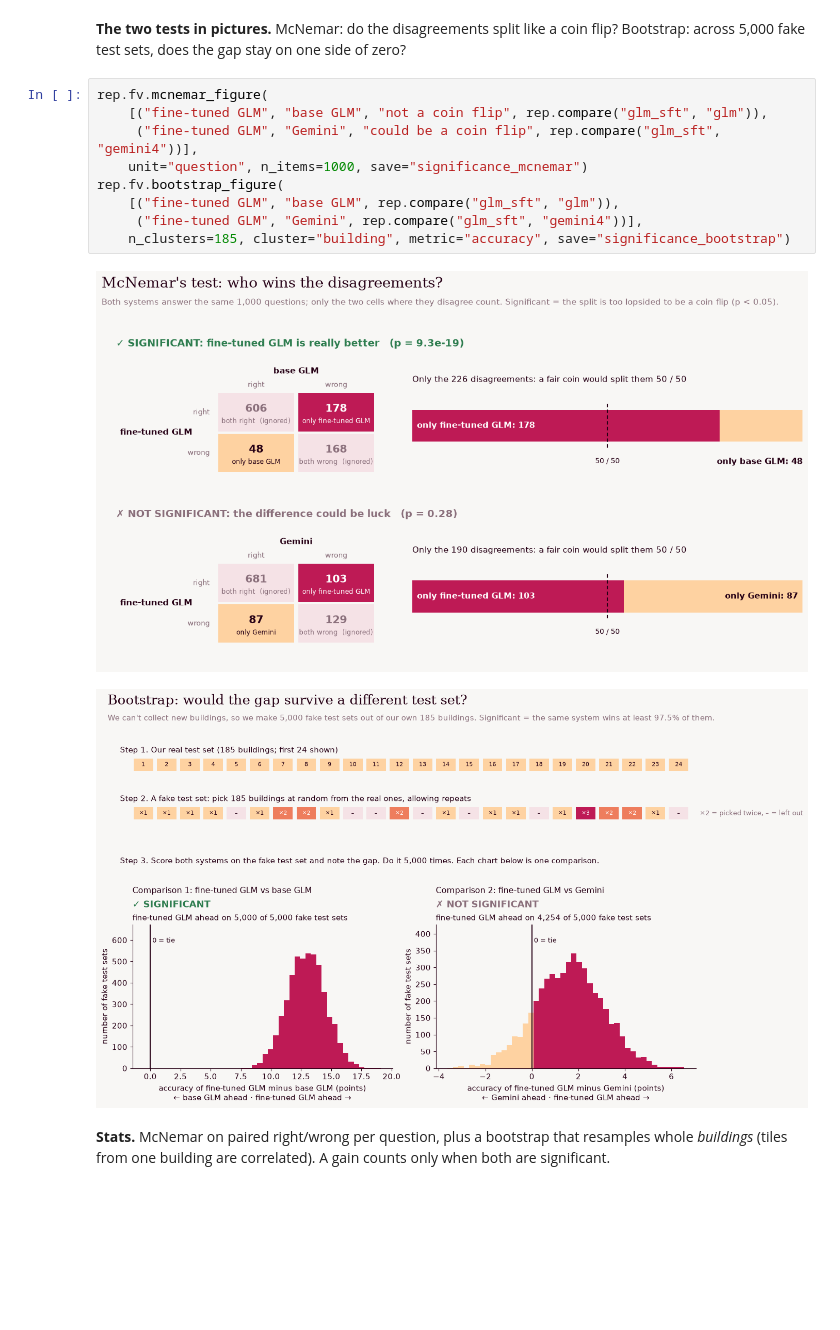
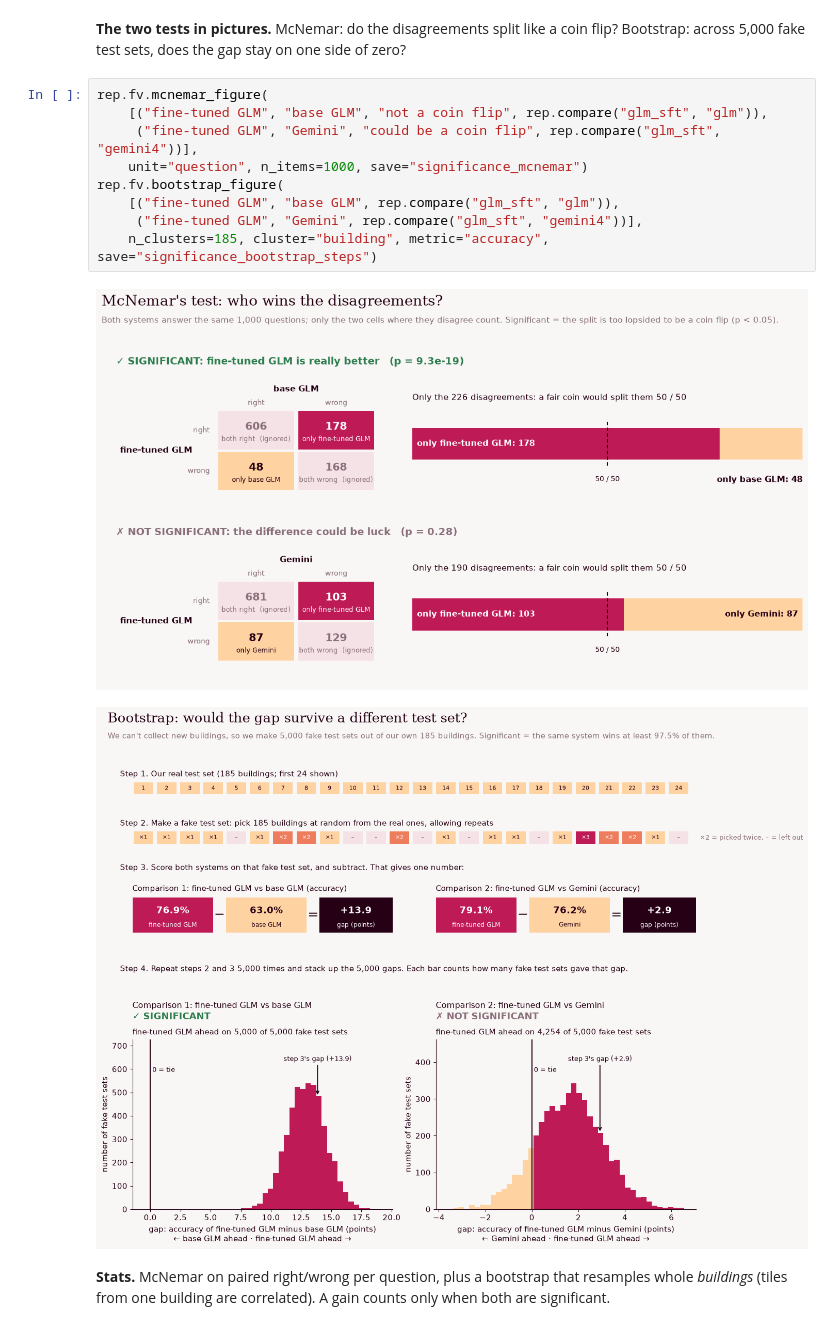
Before and after one commit to sinanuozdemir/ai-experiments, a Jupyter notebook: experiments/floorplancad-symbol-counting/04_sft.ipynb, the cells around one changed output. Saved outputs shown, nothing was run; the diff lists cells and outputs as text; blank space fills up the shorter version.

```diff
--- a/experiments/floorplancad-symbol-counting/04_sft.ipynb
+++ b/experiments/floorplancad-symbol-counting/04_sft.ipynb
@@ -77,14 +77,14 @@ rep.significance_table([("glm_sft", "glm"), ("glm_sft", "glm_enum_vote"), ("glm_
 # %%
 rep.fv.mcnemar_figure(
     [("fine-tuned GLM", "base GLM", "not a coin flip", rep.compare("glm_sft", "glm")),
      ("fine-tuned GLM", "Gemini", "could be a coin flip", rep.compare("glm_sft", "gemini4"))],
     unit="question", n_items=1000, save="significance_mcnemar")
 rep.fv.bootstrap_figure(
     [("fine-tuned GLM", "base GLM", rep.compare("glm_sft", "glm")),
      ("fine-tuned GLM", "Gemini", rep.compare("glm_sft", "gemini4"))],
-    n_clusters=185, cluster="building", metric="accuracy", save="significance_bootstrap")
+    n_clusters=185, cluster="building", metric="accuracy", save="significance_bootstrap_steps")
 # %% [output]
 [figure]
-[figure, old version]
+[figure, new version]
 # %% [markdown]
 **Stats.** McNemar on paired right/wrong per question, plus a bootstrap that resamples whole *buildings* (tiles from one building are correlated). A gain counts only when both are significant.
```
Also changed, not shown: 12 other files.
